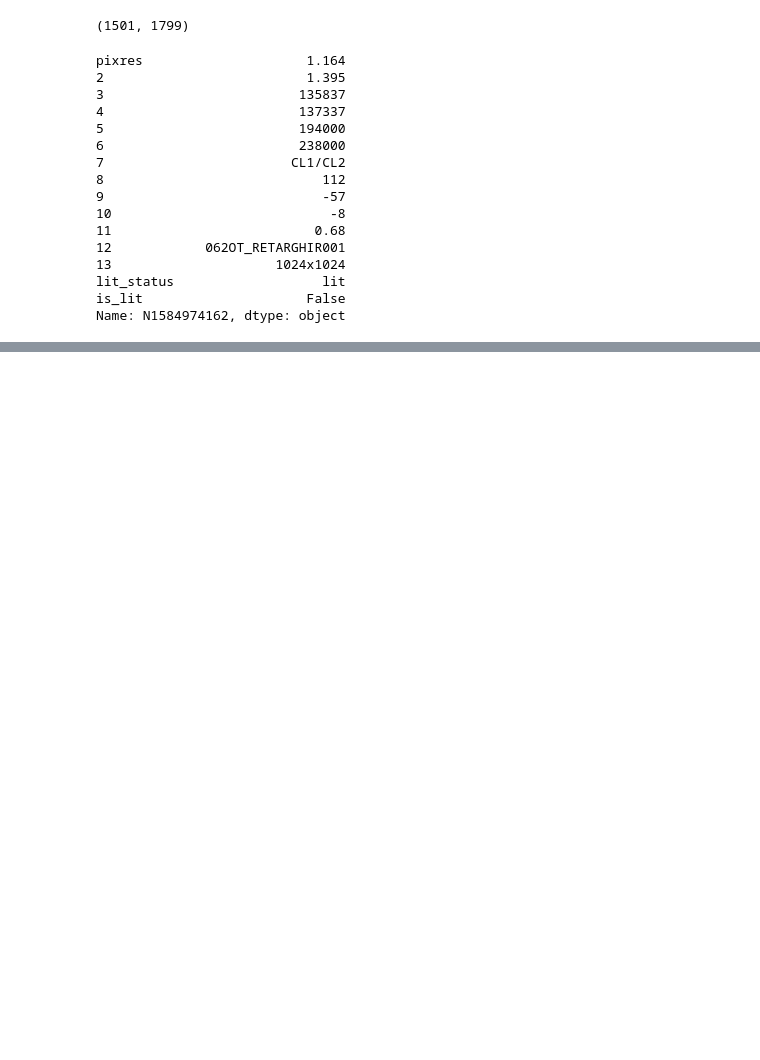
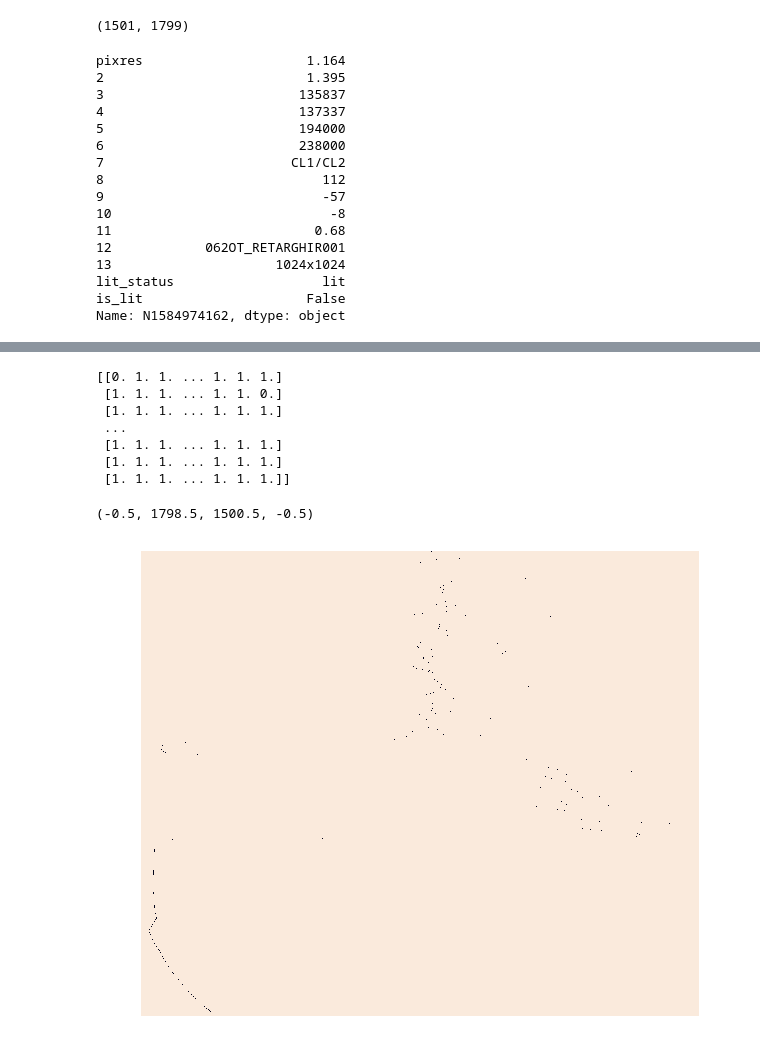
Before and after one commit to chab5881/Saturn_rings, a Jupyter notebook: Single_Image_Plotting.ipynb, the cells around one changed output, grey strips where cells are left out. Drawn from its saved outputs; the diff is of its cells as text; code cells hidden in the pictures; blank space fills up the shorter version.

```diff
--- a/Single_Image_Plotting.ipynb
+++ b/Single_Image_Plotting.ipynb
@@ -52,0 +118,26 @@ Name: N1584974162, dtype: object
+# %%
+#####~~~~~FAILED
+y_step = 0.00001884
+x = np.arange(1501)
+y = np.round(ifs / y_step).astype(int)
+xMin, xMax = np.min(x), np.max(x)
+yMin, yMax = np.min(y), np.max(y)
+
+newArray = np.ones((xMax - xMin + 1, yMax - yMin + 1))
+newArray[x - xMin, y - yMin] = np.zeros(1501)
+
+print(newArray)
+#print(ifs/0.0001)
+fig = plt.figure(figsize=(10,10))
+plt.imshow(newArray)
+plt.axis('off')
+# %% [output]
+[[0. 1. 1. ... 1. 1. 1.]
+ [1. 1. 1. ... 1. 1. 0.]
+ [1. 1. 1. ... 1. 1. 1.]
+ ...
+ [1. 1. 1. ... 1. 1. 1.]
+ [1. 1. 1. ... 1. 1. 1.]
+ [1. 1. 1. ... 1. 1. 1.]]
+(-0.5, 1798.5, 1500.5, -0.5)
+[figure, added]
```
Also changed, not shown: parts of 7 cells of this notebook, 2 other files.
